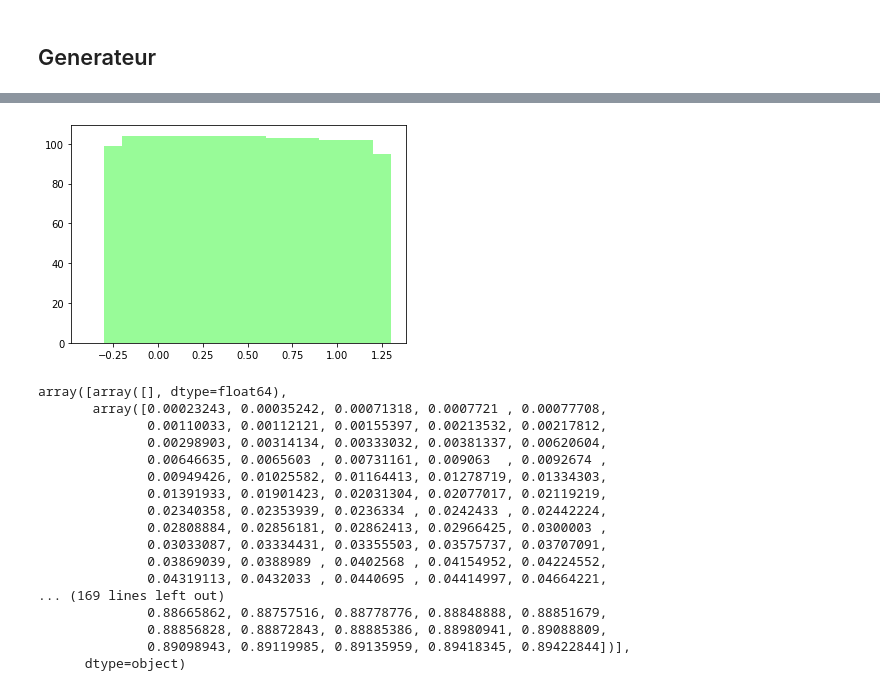
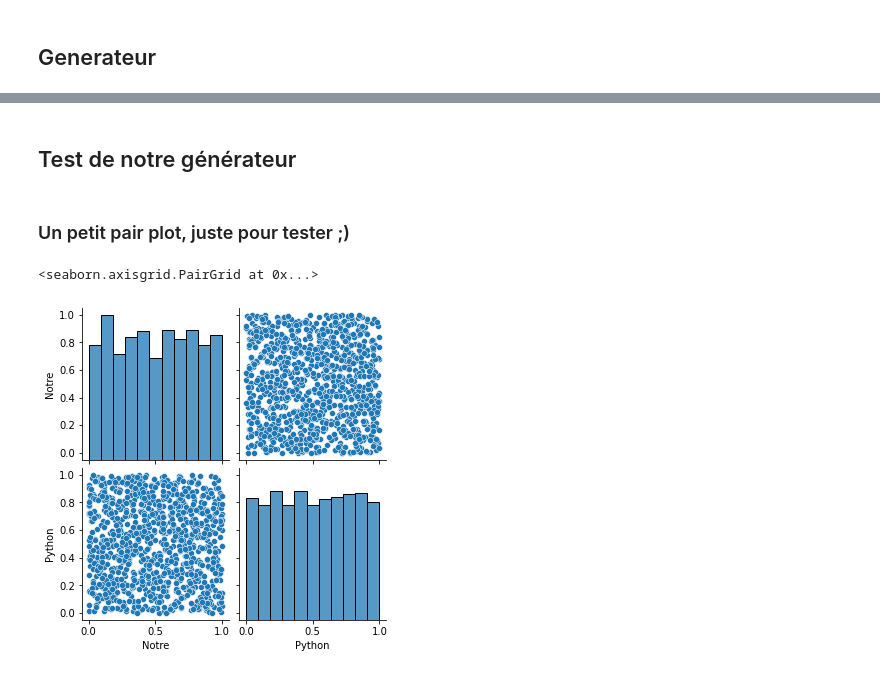
Before and after one commit to FlorianiL/simulation, a Jupyter notebook: simulation.ipynb, the cells around one changed output, grey strips where cells are left out. Saved outputs shown, nothing was run; the diff lists cells and outputs as text; code cells hidden in the pictures.

Commit message:
add histo to compare random of numpy with our random

```diff
--- a/simulation.ipynb
+++ b/simulation.ipynb
@@ -274,27 +212,13 @@ array([array([], dtype=float64),
-# %%
-l = split_in_groups(lst)
-fig, ax = plt.subplots()
-ax.bar([i/10 for i in range(10)], list(map(lambda x: len(x), l)), color='palegreen')
-plt.show()
-# %% [output]
-[figure, removed]
-# %%
-l
-# %% [output]
-array([array([], dtype=float64),
-       array([0.00023243, 0.00035242, 0.00071318, 0.0007721 , 0.00077708,
-              0.00110033, 0.00112121, 0.00155397, 0.00213532, 0.00217812,
-              0.00298903, 0.00314134, 0.00333032, 0.00381337, 0.00620604,
-              0.00646635, 0.0065603 , 0.00731161, 0.009063  , 0.0092674 ,
-              0.00949426, 0.01025582, 0.01164413, 0.01278719, 0.01334303,
-              0.01391933, 0.01901423, 0.02031304, 0.02077017, 0.02119219,
-              0.02340358, 0.02353939, 0.0236334 , 0.0242433 , 0.02442224,
-              0.02808884, 0.02856181, 0.02862413, 0.02966425, 0.0300003 ,
-              0.03033087, 0.03334431, 0.03355503, 0.03575737, 0.03707091,
-              0.03869039, 0.0388989 , 0.0402568 , 0.04154952, 0.04224552,
-              0.04319113, 0.0432033 , 0.0440695 , 0.04414997, 0.04664221,
-... (169 lines left out)
-              0.88665862, 0.88757516, 0.88778776, 0.88848888, 0.88851679,
-              0.88856828, 0.88872843, 0.88885386, 0.88980941, 0.89088809,
-              0.89098943, 0.89119985, 0.89135959, 0.89418345, 0.89422844])],
-      dtype=object)
+# %% [markdown]
+## Test de notre générateur
+# %%
+lst = np.array(list(generator(1000, 50)))
+comparison = {'Notre': lst, 'Python':np.random.random_sample(1000)}
+df = pd.DataFrame(data=comparison)
+# %% [markdown]
+### Un petit pair plot, juste pour tester ;)
+# %%
+sns.pairplot(df)
+# %% [output]
+<seaborn.axisgrid.PairGrid at 0x...>
+[figure, added]
```
Also changed, not shown: parts of 8 cells of this notebook.
